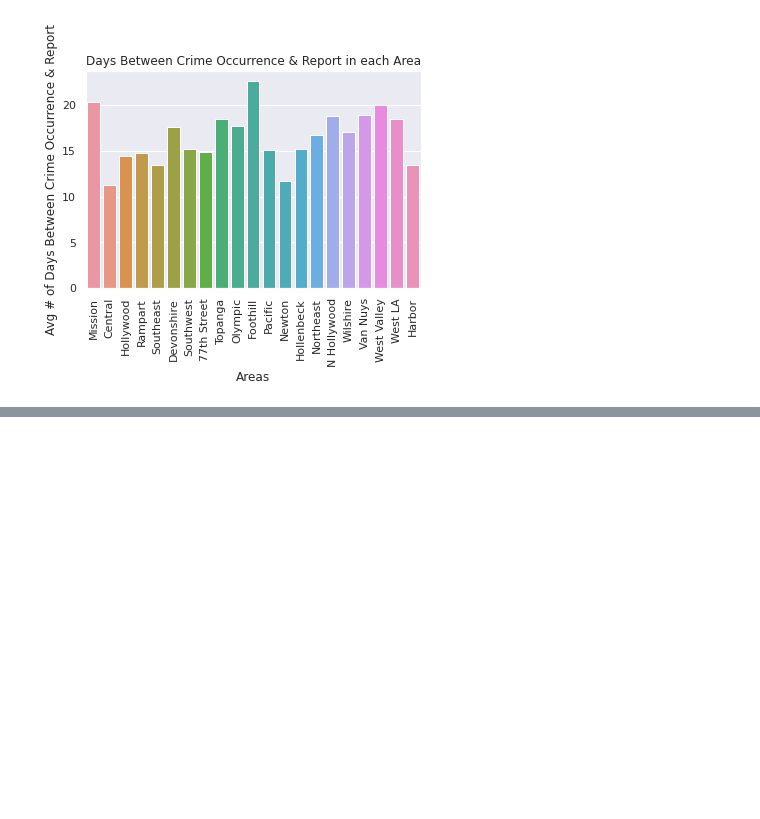
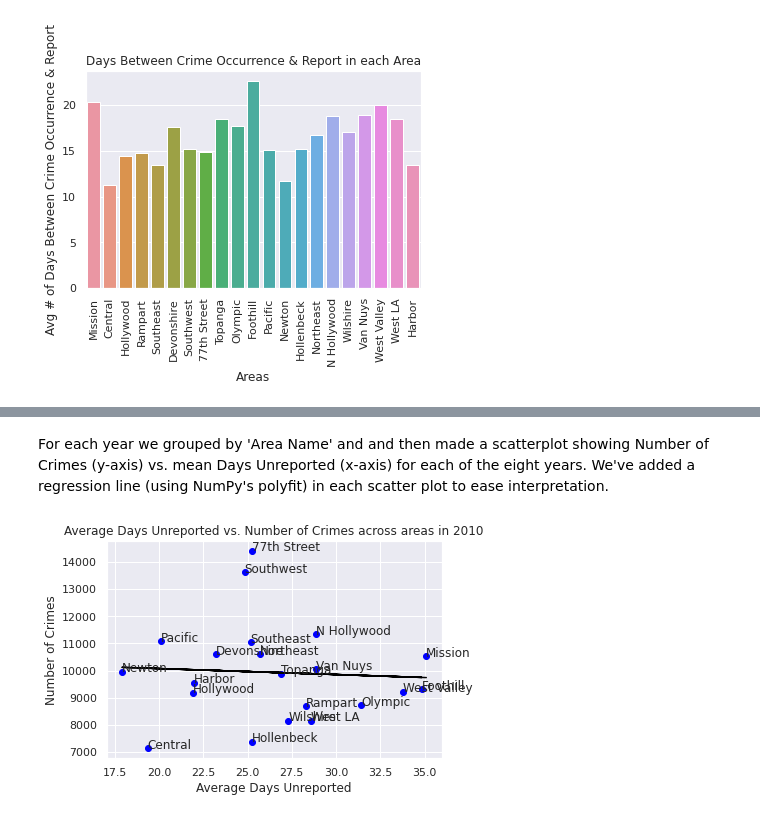
Before and after one commit to asd333333/asd333333.github.io, a Jupyter notebook: Final Project.ipynb, the cells around one changed output, grey strips where cells are left out. Saved outputs shown, nothing was run; the diff lists cells and outputs as text; code cells hidden in the pictures; blank space fills up the shorter version.

```diff
--- a/Final Project.ipynb
+++ b/Final Project.ipynb
@@ -322,22 +322,3 @@ print("2017 predicts: " + str(days2017) + " days")
 2015 predicts: 11.534157469999627 days
 2016 predicts: 8.435483090000162 days
 2017 predicts: 5.3368087099997865 days
-# %%
-#calulating predicted number of days
-sorted_crime_data['predY'] = np.array([6255.36303317 - (3.09867438 * year) for year in sorted_crime_data['Year']])
-#calulating residuals: actual-predicted
-sorted_crime_data['residuals'] = np.array(sorted_crime_data['Days Btwn Occurrence & Report'] - sorted_crime_data['predY'])
-
-#calulating average residual for each unique year
-y = []
-for year in pd.unique(sorted_crime_data['Year']):
-    y.append(sorted_crime_data[sorted_crime_data['Year'] == year]['residuals'])
-
-#print(pd.unique(sorted_crime_data['Year']).shape)
-#print(np.array(y).shape)
-fig, ax = plt.subplots()
-Y = np.array(y, dtype=object)
-ax.violinplot(Y, pd.unique(sorted_crime_data['Year']), widths=4)
-ax.set_xlabel("Year")
-ax.set_ylabel("Residuals")
-ax.set_title("Violin Plot of Residuals vs Year")
@@ -415,0 +413,26 @@ plt.show(fig)
+# %% [markdown]
+For each year we grouped by 'Area Name' and and then made a scatterplot showing Number of Crimes (y-axis) vs. mean Days Unreported (x-axis) for each of the eight years. We've added a regression line (using NumPy's polyfit) in each scatter plot to ease interpretation.
+# %%
+#grab only part of table in this time period
+tf1 = pd.to_datetime(sorted_crime_data['Date Occurred']).dt.year == 2010
+tb1 = sorted_crime_data[tf1]
+group1 = tb1.groupby('Area Name')
+arrx1 = []
+arry1 = []
+#For each unique area in this period find crime number and average report time
+for area in pd.unique(tb1['Area Name']):
+    areatable = group1.get_group(area)
+    avgDay = areatable['Days Btwn Occurrence & Report'].mean()
+    numCrime = areatable['Area Name'].count()
+    arrx1.append(avgDay)
+    arry1.append(numCrime)
+    plt.scatter(avgDay, numCrime, color = 'blue')
+    plt.annotate(area, xy =(avgDay, numCrime))
+m1, b1 = np.polyfit(arrx1, arry1, 1)
+plt.plot(arrx1, m1*np.array(arrx1)+b1, color = 'black')
+plt.title('Average Days Unreported vs. Number of Crimes across areas in 2010')
+plt.xlabel("Average Days Unreported")
+plt.ylabel("Number of Crimes")
+plt.show()
+# %% [output]
+[figure, added]
```
Also changed, not shown: parts of 21 cells of this notebook, 1 other file.
